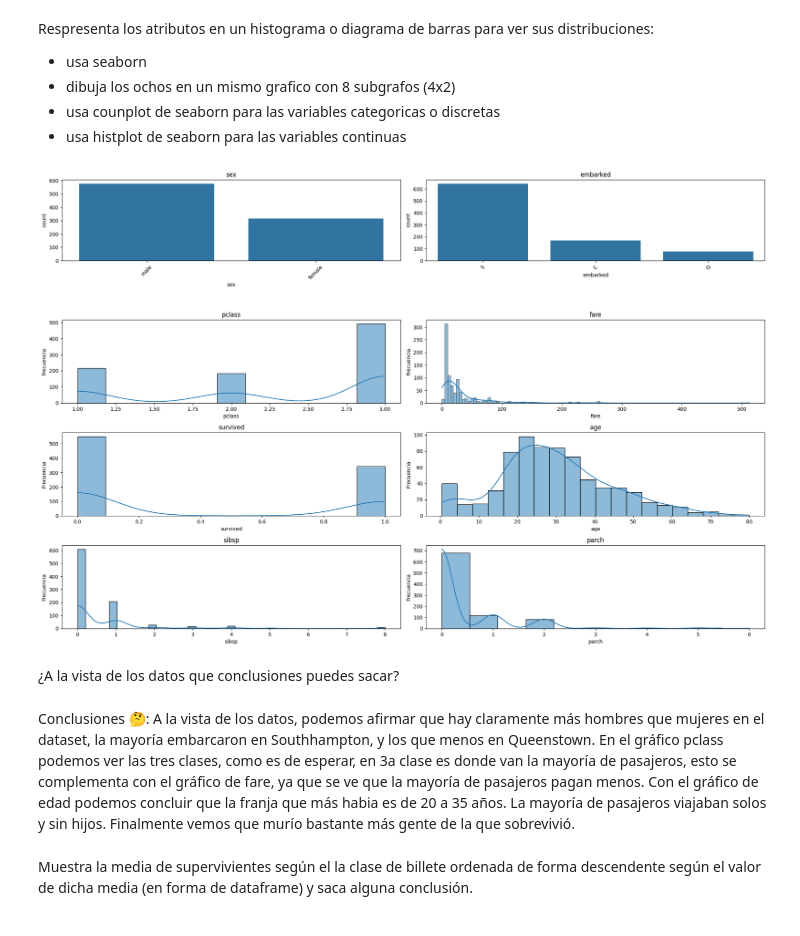
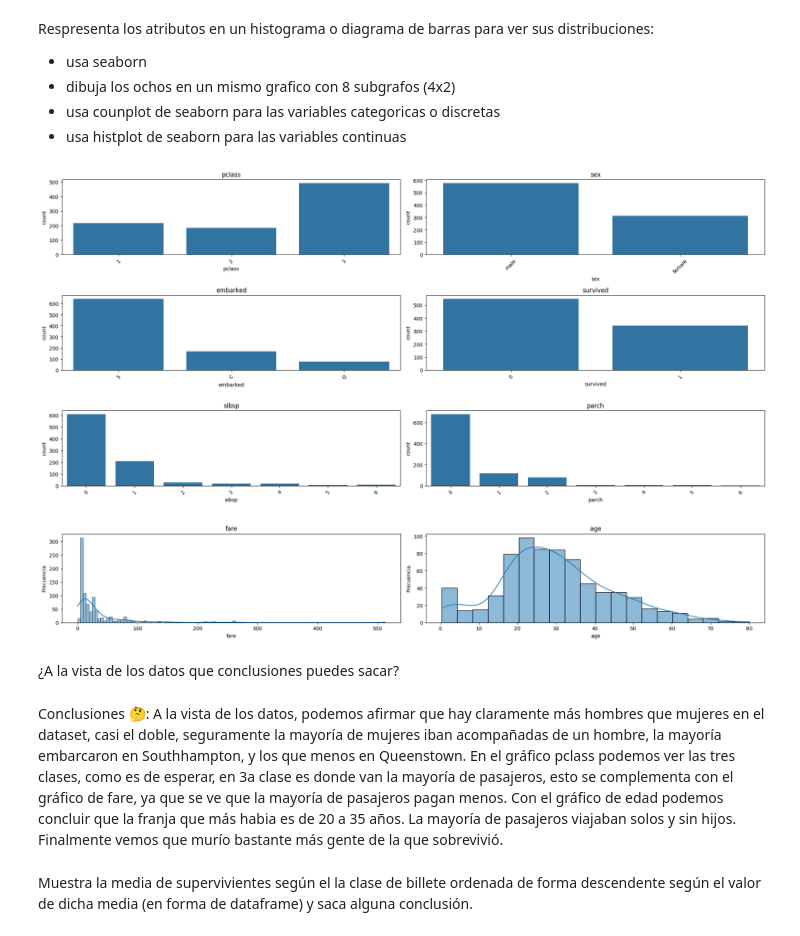
Before and after one commit to iruneguinea9/SAPA, a Jupyter notebook: 2_4Ejercicios.ipynb, the cells around one changed output. Cells and saved outputs as stored; diff of their text form; code cells hidden in the pictures.

```diff
--- a/2_4Ejercicios.ipynb
+++ b/2_4Ejercicios.ipynb
@@ -156,38 +156,38 @@ Respresenta los atributos en un histograma o diagrama de barras para ver sus dis
 - usa counplot de seaborn para las variables categoricas o discretas
 - usa histplot de seaborn para las variables continuas
 # %%
-categoricas = ['sex', 'embarked']
-continuas = ['pclass', 'fare', 'survived','age','sibsp','parch']
+categoricas = ['pclass', 'sex', 'embarked', 'survived','sibsp','parch']
+continuas = ['fare','age']
 
 # Gráfico de barras para variables categóricas
 plt.figure(figsize=(20, 12))
 for i, var in enumerate(categoricas):
     plt.subplot(4, 2, i+1)
     sns.countplot(x=var, data=df_titanic)
     plt.title(f'{var}')
     plt.xticks(rotation=45)
 
 plt.tight_layout()
 plt.show()
 
 # Gráfico de histograma para variables continuas
 plt.figure(figsize=(20, 12))
 for i, var in enumerate(continuas):
     plt.subplot(4, 2, i+1)
     sns.histplot(df_titanic[var], kde=True)
     plt.title(f'{var}')
     plt.xlabel(var)
     plt.ylabel('Frecuencia')
 
 plt.tight_layout()
 plt.show()
 # %% [output]
-[figure, old version]
+[figure, new version]
-[figure, old version]
+[figure, new version]
 # %% [markdown]
 ¿A la vista de los datos que conclusiones puedes sacar?
 # %% [markdown]
-Conclusiones 🤔: A la vista de los datos, podemos afirmar que hay claramente más hombres que mujeres en el dataset, la mayoría embarcaron en Southhampton, y los que menos en Queenstown. En el gráfico pclass podemos ver las tres clases, como es de esperar, en 3a clase es donde van la mayoría de pasajeros, esto se complementa con el gráfico de fare, ya que se ve que la mayoría de pasajeros pagan menos. Con el gráfico de edad podemos concluir que la franja que más habia es de 20 a 35 años. La mayoría de pasajeros viajaban solos y sin hijos. Finalmente vemos que murío bastante más gente de la que sobrevivió.
+Conclusiones 🤔: A la vista de los datos, podemos afirmar que hay claramente más hombres que mujeres en el dataset, casi el doble, seguramente la mayoría de mujeres iban acompañadas de un hombre, la mayoría embarcaron en Southhampton, y los que menos en Queenstown. En el gráfico pclass podemos ver las tres clases, como es de esperar, en 3a clase es donde van la mayoría de pasajeros, esto se complementa con el gráfico de fare, ya que se ve que la mayoría de pasajeros pagan menos. Con el gráfico de edad podemos concluir que la franja que más habia es de 20 a 35 años. La mayoría de pasajeros viajaban solos y sin hijos. Finalmente vemos que murío bastante más gente de la que sobrevivió.
 # %% [markdown]
 Muestra la media de supervivientes según el la clase de billete ordenada de forma descendente según el valor de dicha media (en forma de dataframe) y saca alguna conclusión.
 # %%
```
Also changed, not shown: parts of 36 cells of this notebook, 3 other files.
